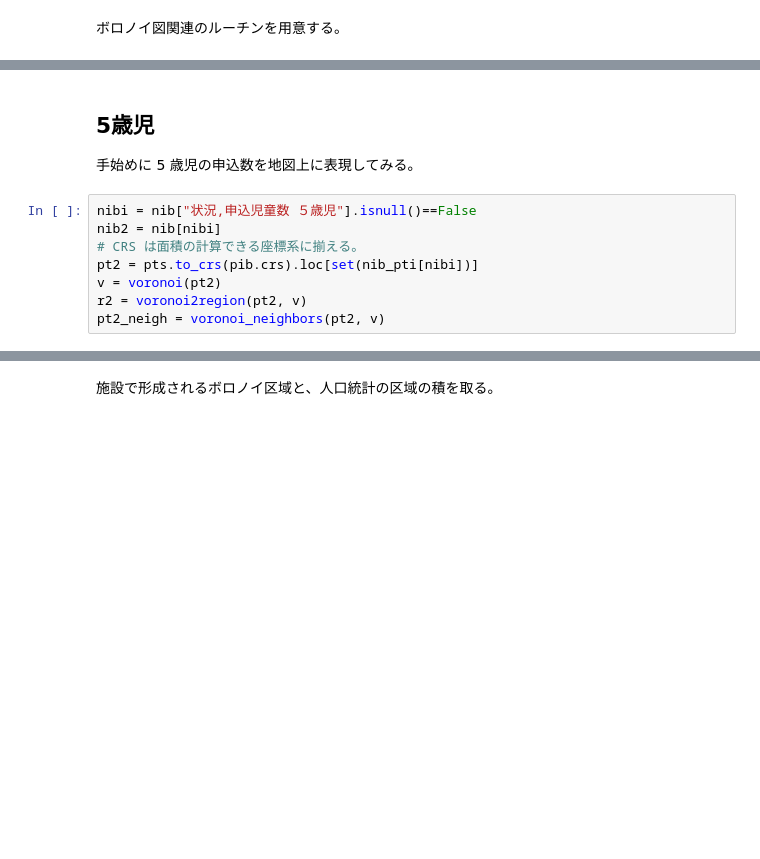
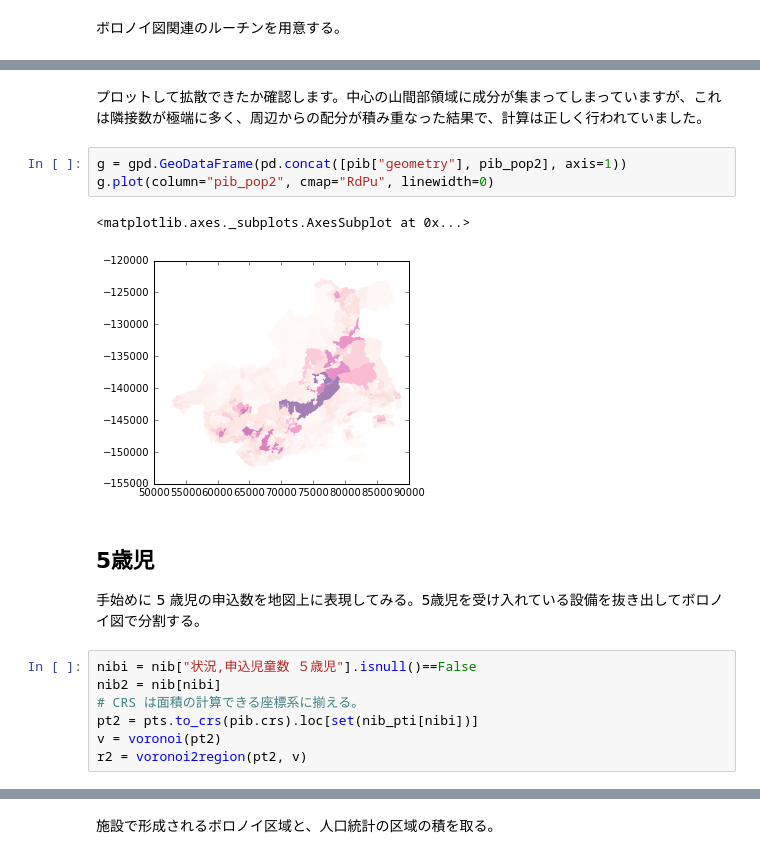
Before and after one commit to hkwi/kobe-barcelona, a Jupyter notebook: notes/2016-10-02-preschool-map.ipynb, the cells around one changed output, grey strips where cells are left out. Drawn from its saved outputs; the diff is of its cells as text; blank space fills up the shorter version.

```diff
--- a/notes/2016-10-02-preschool-map.ipynb
+++ b/notes/2016-10-02-preschool-map.ipynb
@@ -168,7 +185,15 @@ pib_zib = pd.concat([cpib[["pib_left","pib_right"]], (rpib[pib_pop.columns].T /
+# %% [markdown]
+プロットして拡散できたか確認します。中心の山間部領域に成分が集まってしまっていますが、これは隣接数が極端に多く、周辺からの配分が積み重なった結果で、計算は正しく行われていました。
+# %%
+g = gpd.GeoDataFrame(pd.concat([pib["geometry"], pib_pop2], axis=1))
+g.plot(column="pib_pop2", cmap="RdPu", linewidth=0)
+# %% [output]
+<matplotlib.axes._subplots.AxesSubplot at 0x...>
+[figure, added]
 # %% [markdown]
 ## 5歳児
 
-手始めに 5 歳児の申込数を地図上に表現してみる。
+手始めに 5 歳児の申込数を地図上に表現してみる。5歳児を受け入れている設備を抜き出してボロノイ図で分割する。
 # %%
 nibi = nib["状況,申込児童数 ５歳児"].isnull()==False
 nib2 = nib[nibi]
@@ -176,4 +201,3 @@ nib2 = nib[nibi]
 pt2 = pts.to_crs(pib.crs).loc[set(nib_pti[nibi])]
 v = voronoi(pt2)
 r2 = voronoi2region(pt2, v)
-pt2_neigh = voronoi_neighbors(pt2, v)
```
Also changed, not shown: parts of 45 cells of this notebook.
